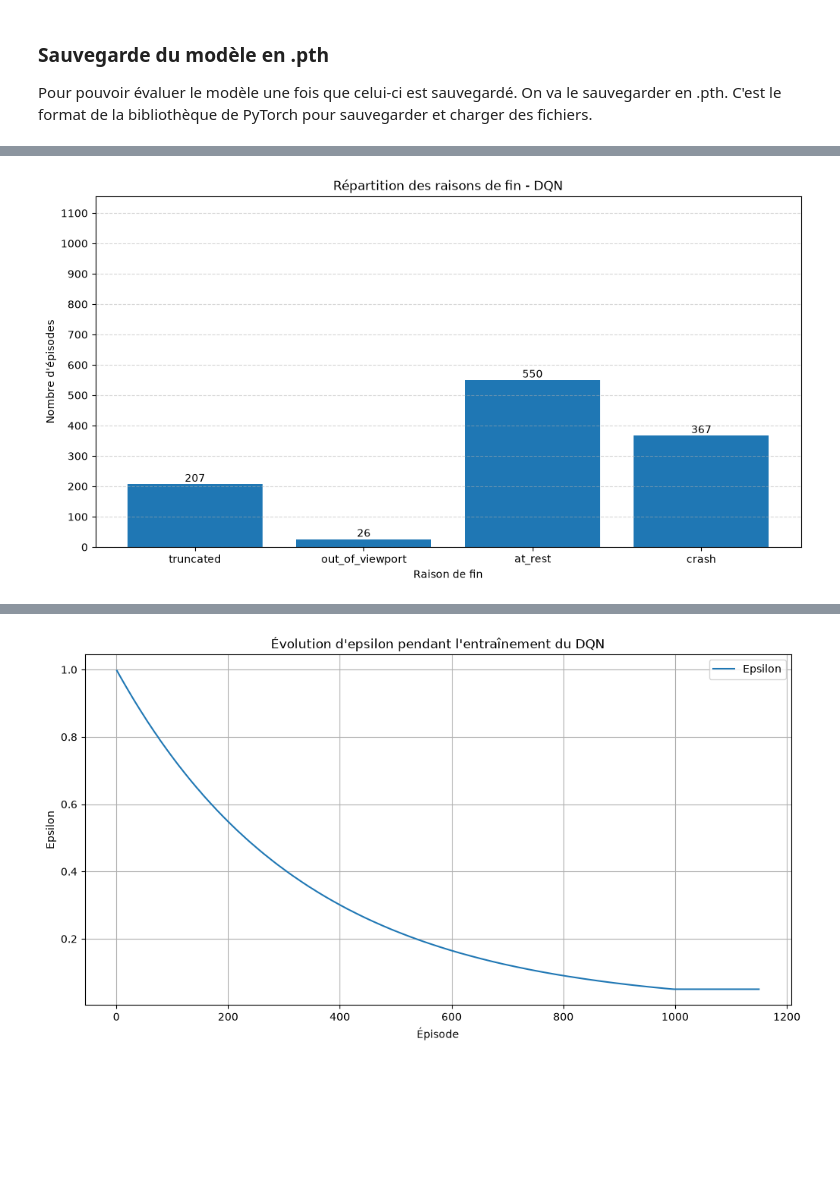
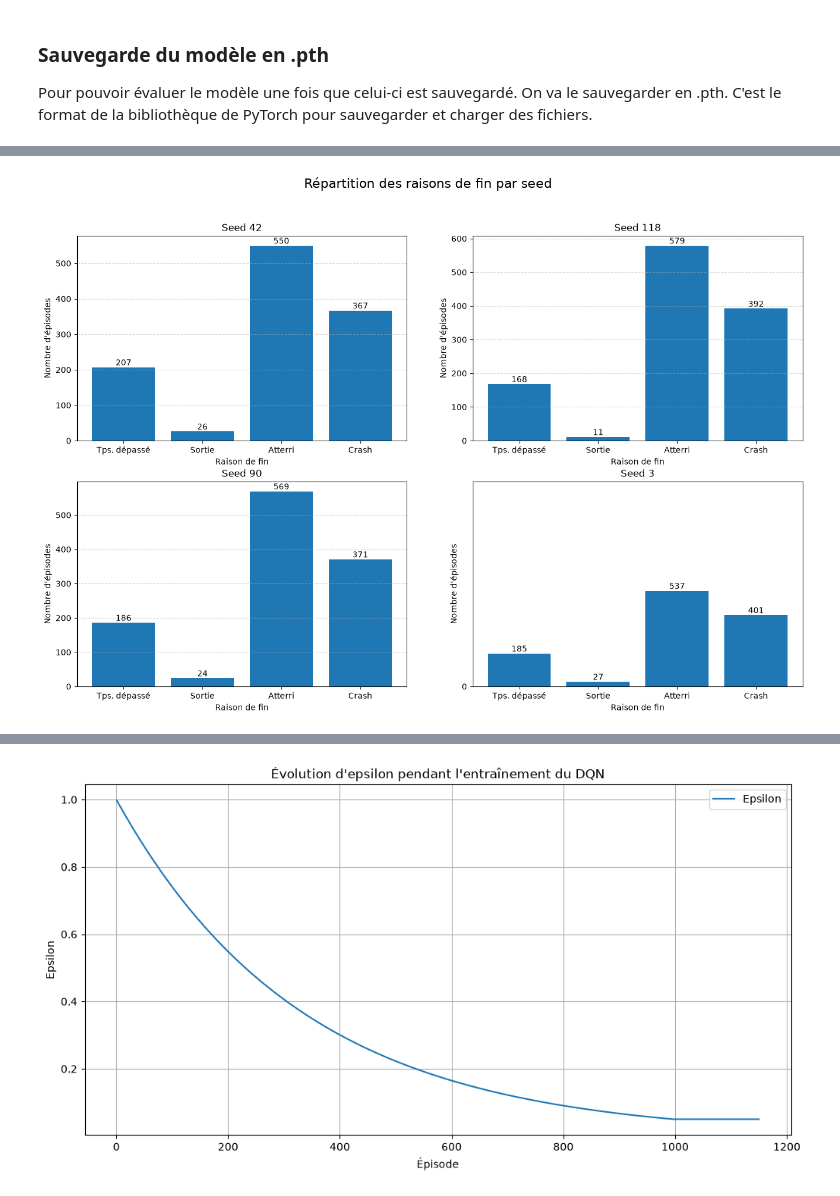
Before and after one commit to BastianHanart/Startrek, a Jupyter notebook: dqn.ipynb, the cells around one changed output, grey strips where cells are left out. Drawn from its saved outputs; the diff is of its cells as text; code cells hidden in the pictures; blank space fills up the shorter version.

```diff
--- a/dqn.ipynb
+++ b/dqn.ipynb
@@ -182,8 +182,8 @@ Pour pouvoir regarder visuellement les résultats, on effectue des graphiques. N
 On comprend donc l'importance de l'entrainement. Et surtout que l'aléatoire ne permet pas au modèle d'avoir des résultats satisfaisants.
 # %%
 # On initialise deux listes qui vont contenir les informations nécessaire au graphique (Ici, les récompenses par épisode)
-episodes = []
-rewards = []
+episodes_aléatoire = []
+rewards_aléatoire = []
 
 # Lecture du fichier CSV
 with open("results_random.csv", "r", encoding="utf-8") as file:
@@ -191,14 +191,14 @@ with open("results_random.csv", "r", encoding="utf-8") as file:
 
     # Pour chaque ligne du CSV, on ajoute l'épisode et la récompense associée, à la liste
     for row in reader:
-        episodes.append(int(row["episode"]))
-        rewards.append(float(row["reward"]))
+        episodes_aléatoire.append(int(row["episode"]))
+        rewards_aléatoire.append(float(row["reward"]))
 
 # Création du graphique
 plt.figure(figsize=(10, 5))
 
 # Ordonnées episodes, Abscisses récompenses
-plt.plot(episodes, rewards, marker="o")
+plt.plot(episodes_aléatoire, rewards_aléatoire, marker="o")
 
 # Légende du graphique (titre, label X, label Y)
 plt.title("Récompense par épisode - Agent aléatoire")
@@ -266,7 +266,7 @@ class DQN(nn.Module):
 
 Epsilon-greedy est la fonction qui donne au modèle sa façon d'apprendre. On vient modifier l'hyperparamètre Epsilon ε, il oscillent entre 0 et 1. C'est la probabilité avec laquelle il va effectué une action aléatoirement ou une action grâce à son entrainement. Plus ε est élevé, plus ils à de chances de faire une action aléatoire. Au départ, on met ε à 1 car ils n'a pas encore d'expériences en mémoire. Il n'a donc pas encore besoin de passé par de l'exploitation, il reste donc en exploration. A chaque étape, on va venir diminuer tout doucement l'epsilon afin que petit à petit, il ne fasse des choix que via ses expériences passées.
 # %%
-def select_action(state, model, epsilon, action_size=4):
+def select_action(state, model, epsilon, action_size=env.action_space.n):
     # Exploration : choisir une action au hasard
     if random.random() < epsilon:
         return random.randrange(action_size)
@@ -301,7 +301,7 @@ Ici, c'est l'étape d'apprentissage de notre agent DQN. Elle sélectionne aléat
 BATCH_SIZE = 50
 GAMMA = 0.99
 
-def train_step():
+def train_step(model, buffer, target_model, loss_fn, optimizer):
 
     # On attend d'avoir assez d'expériences pour former un lot
     if len(buffer) < BATCH_SIZE:
@@ -591,24 +659,69 @@ plt.show()
 # %%
+# Catégories de fin d'épisode
+labels = {
+    "truncated": "Tps. dépassé",
+    "out_of_viewport": "Sortie",
+    "at_rest": "Atterri",
+    "crash": "Crash"
+}
+
 # Création du graphique des raisons de fin
-plt.figure(figsize=(12, 6))
+n_seeds = len(seeds)
+n_cols = 2
+n_rows = (n_seeds + n_cols - 1) // n_cols
 
-raisons = list(raison_de_fin_dqn.keys())
-nombres = list(raison_de_fin_dqn.values())
+# Créer une seule figure avec plusieurs graphiques
+fig, axes = plt.subplots(n_rows, n_cols, figsize=(16, 10))
 
-plt.bar(raisons, nombres)
+axes = np.array(axes).flatten()
 
-plt.title("Répartition des raisons de fin - DQN")
-plt.xlabel("Raison de fin")
-plt.ylabel("Nombre d'épisodes")
+for i, k in enumerate(seeds):
 
-# Afficher le nombre au-dessus de chaque barre
-for i, nombre in enumerate(nombres):
-    plt.text(i, nombre, str(nombre), ha="center", va="bottom")
+    fichier_final = Path(f"results_DQN_{k}.csv")
 
-plt.yticks(range(0, N_EPISODES + 1, 100))
-plt.ylim(0, N_EPISODES + 5)
-plt.grid(axis="y", linestyle="--", alpha=0.5)
+    # Lire les résultats du CSV
+    with fichier_final.open("r", newline="", encoding="utf-8") as file:
+        reader = csv.DictReader(file)
 
+        end_reasons = {
+            "truncated": 0,
+            "out_of_viewport": 0,
+            "at_rest": 0,
+            "crash": 0
+        }
+
+        for row in reader:
+            reason = row["end_reason"]
+
+            if reason in end_reasons:
+                end_reasons[reason] += 1
+
+    # Préparer les données du graphique
+    raisons = [labels[reason] for reason in end_reasons]
+    nombres = list(end_reasons.values())
+
+    ax = axes[i]
+    ax.bar(raisons, nombres)
+
+    ax.set_title(f"Seed {k}")
+    ax.set_xlabel("Raison de fin")
+    ax.set_ylabel("Nombre d'épisodes")
+    ax.tick_params(axis="x")
+    ax.grid(axis="y", linestyle="--", alpha=0.5)
+
+    # Afficher le nombre au-dessus de chaque barre
+    for i, nombre in enumerate(nombres):
+        ax.text(i, nombre, str(nombre), ha="center", va="bottom")
+
+    plt.xlabel("Raison de fin")
+    plt.ylabel("Nombre d'épisodes")
+
+
+    plt.yticks(range(0, 100 + 1, 1150))
+    plt.ylim(0, 1150)
+    plt.grid(axis="y", linestyle="--", alpha=0.5)
+
+fig.suptitle("Répartition des raisons de fin par seed", fontsize=16)
 plt.show()
 # %% [output]
-[figure, old version]
+[figure, new version]
```
Also changed, not shown: parts of 24 cells of this notebook, 12 other files.
